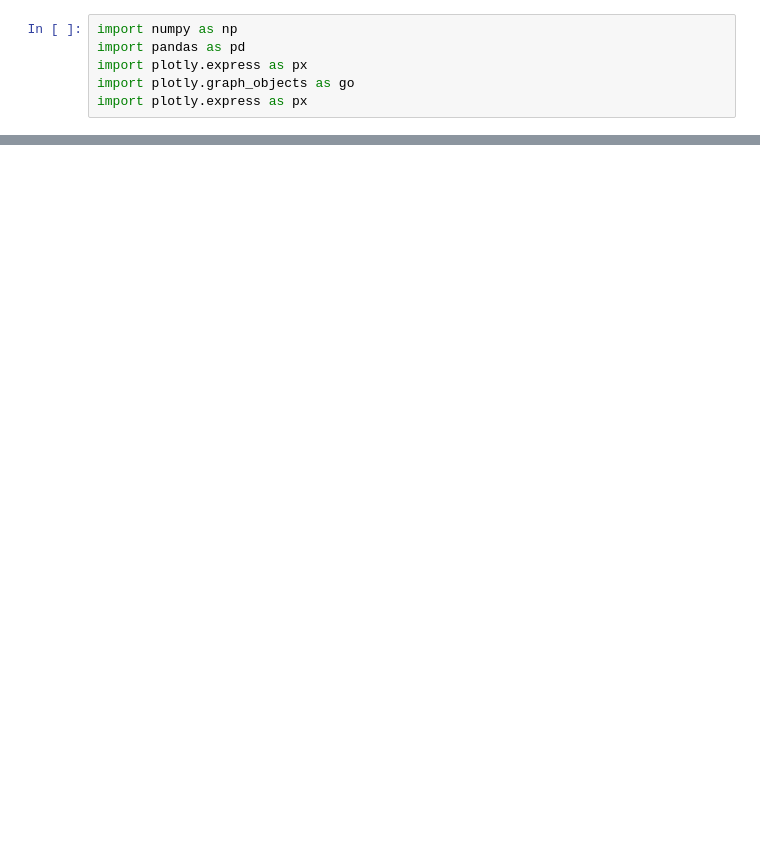
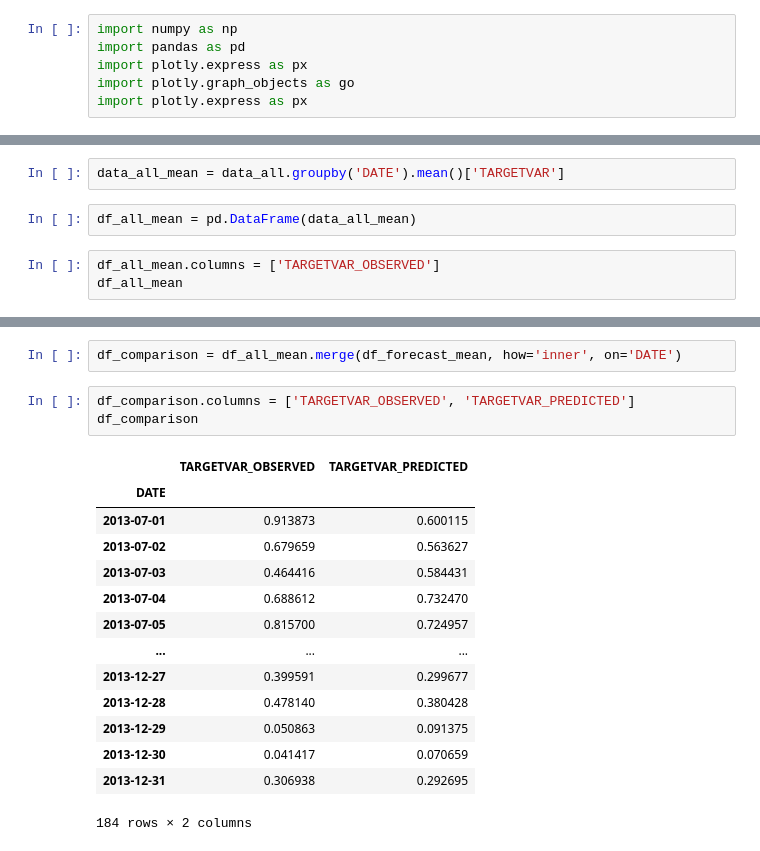
Before and after one commit to fklein21/windpower_dashboard, a Jupyter notebook: plot_function.ipynb, the cells around one changed output, grey strips where cells are left out. Cells and saved outputs as stored; diff of their text form; blank space fills up the shorter version.

Commit message:
adding comparison

```diff
--- a/plot_function.ipynb
+++ b/plot_function.ipynb
@@ -193,0 +123,7 @@ data.to_csv('raw_data_incl_features_test.csv', index=False)
+# %%
+data_all_mean = data_all.groupby('DATE').mean()['TARGETVAR']
+# %%
+df_all_mean = pd.DataFrame(data_all_mean)
+# %%
+df_all_mean.columns = ['TARGETVAR_OBSERVED']
+df_all_mean
@@ -193,0 +145,20 @@ data.to_csv('raw_data_incl_features_test.csv', index=False)
+# %%
+df_comparison = df_all_mean.merge(df_forecast_mean, how='inner', on='DATE')
+# %%
+df_comparison.columns = ['TARGETVAR_OBSERVED', 'TARGETVAR_PREDICTED']
+df_comparison
+# %% [output]
+|  | TARGETVAR_OBSERVED | TARGETVAR_PREDICTED |
+| DATE |  |  |
+| 2013-07-01 | 0.913873 | 0.600115 |
+| 2013-07-02 | 0.679659 | 0.563627 |
+| 2013-07-03 | 0.464416 | 0.584431 |
+| 2013-07-04 | 0.688612 | 0.732470 |
+| 2013-07-05 | 0.815700 | 0.724957 |
+| ... | ... | ... |
+| 2013-12-27 | 0.399591 | 0.299677 |
+| 2013-12-28 | 0.478140 | 0.380428 |
+| 2013-12-29 | 0.050863 | 0.091375 |
+| 2013-12-30 | 0.041417 | 0.070659 |
+| 2013-12-31 | 0.306938 | 0.292695 |
+184 rows × 2 columns
```
Also changed, not shown: parts of 31 cells of this notebook, 3 other files.
